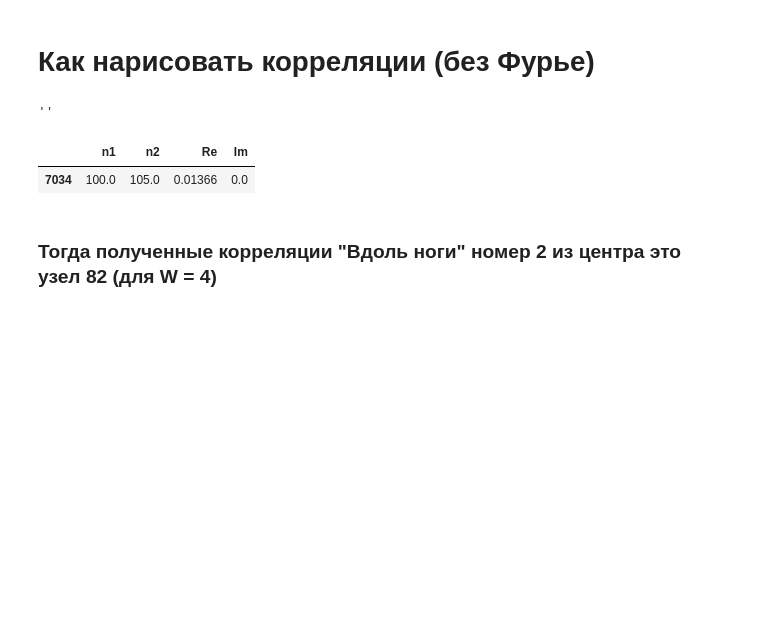
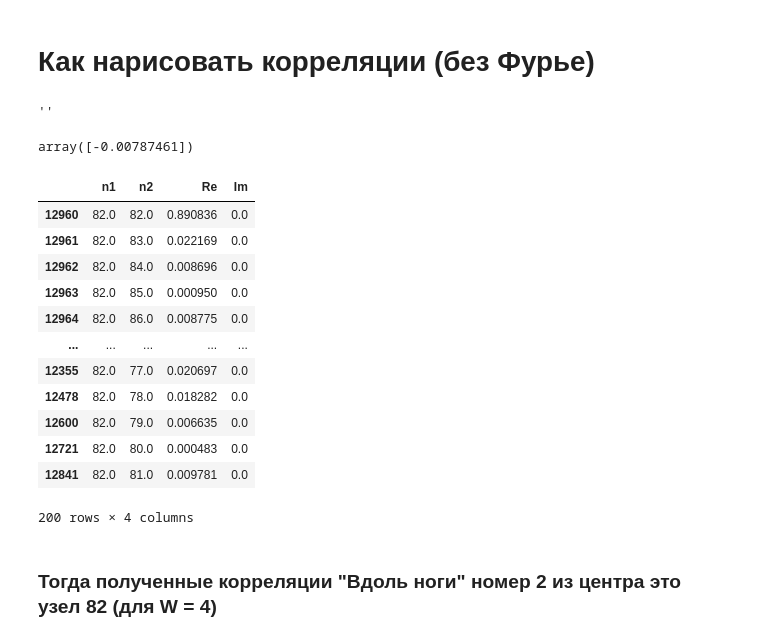
Before and after one commit to mindelly/diagrams2, a Jupyter notebook: Correlations/correlations_data/parsing correlations files.ipynb, the cells around one changed output. Drawn from its saved outputs; the diff is of its cells as text; code cells hidden in the pictures; blank space fills up the shorter version.

Commit message:
get corr

```diff
--- a/Correlations/correlations_data/parsing correlations files.ipynb
+++ b/Correlations/correlations_data/parsing correlations files.ipynb
@@ -55,7 +55,7 @@ files_list
 # %%
 # читаем файл
 
-df = file_to_pd(files_list[4])
+df = file_to_pd('W5_40_15_5_superconductive.txt')
 
 # Нумерация узлов на решетке такая:
 '''
@@ -68,11 +68,33 @@ df = file_to_pd(files_list[4])
 # %% [output]
 ''
 # %%
-df = file_to_pd(files_list[4])
-df[(df.n1 == 100) & (df.n2 == 105)]
+# df = file_to_pd(files_list[1])
+df[(df.n1 == 82) & (df.n2 == 104)].Re.values
 # %% [output]
-|  | n1 | n2 | Re | Im |
-| 7034 | 100.0 | 105.0 | 0.01366 | 0.0 |
+array([-0.00787461])
+# %%
+def get_all_correlations(data, site_num):
+    d = data[(data.n2 == site_num)&(data.n2!=data.n1)].copy()
+    d['n1'], d['n2'] = d['n2'], d['n1']
+    return pd.concat([data[data.n1 == site_num],
+                      d], axis = 0)
+# %%
+corr = get_all_correlations(df, 82)
+c
+# %% [output]
+|  | n1 | n2 | Re | Im |
+| 12960 | 82.0 | 82.0 | 0.890836 | 0.0 |
+| 12961 | 82.0 | 83.0 | 0.022169 | 0.0 |
+| 12962 | 82.0 | 84.0 | 0.008696 | 0.0 |
+| 12963 | 82.0 | 85.0 | 0.000950 | 0.0 |
+| 12964 | 82.0 | 86.0 | 0.008775 | 0.0 |
+| ... | ... | ... | ... | ... |
+| 12355 | 82.0 | 77.0 | 0.020697 | 0.0 |
+| 12478 | 82.0 | 78.0 | 0.018282 | 0.0 |
+| 12600 | 82.0 | 79.0 | 0.006635 | 0.0 |
+| 12721 | 82.0 | 80.0 | 0.000483 | 0.0 |
+| 12841 | 82.0 | 81.0 | 0.009781 | 0.0 |
+200 rows × 4 columns
 # %% [markdown]
 ### Тогда полученные корреляции "Вдоль ноги" номер 2 из центра это узел 82 (для W = 4)
 # %%
```
Also changed, not shown: parts of 1 cell of this notebook, 1 other file.
